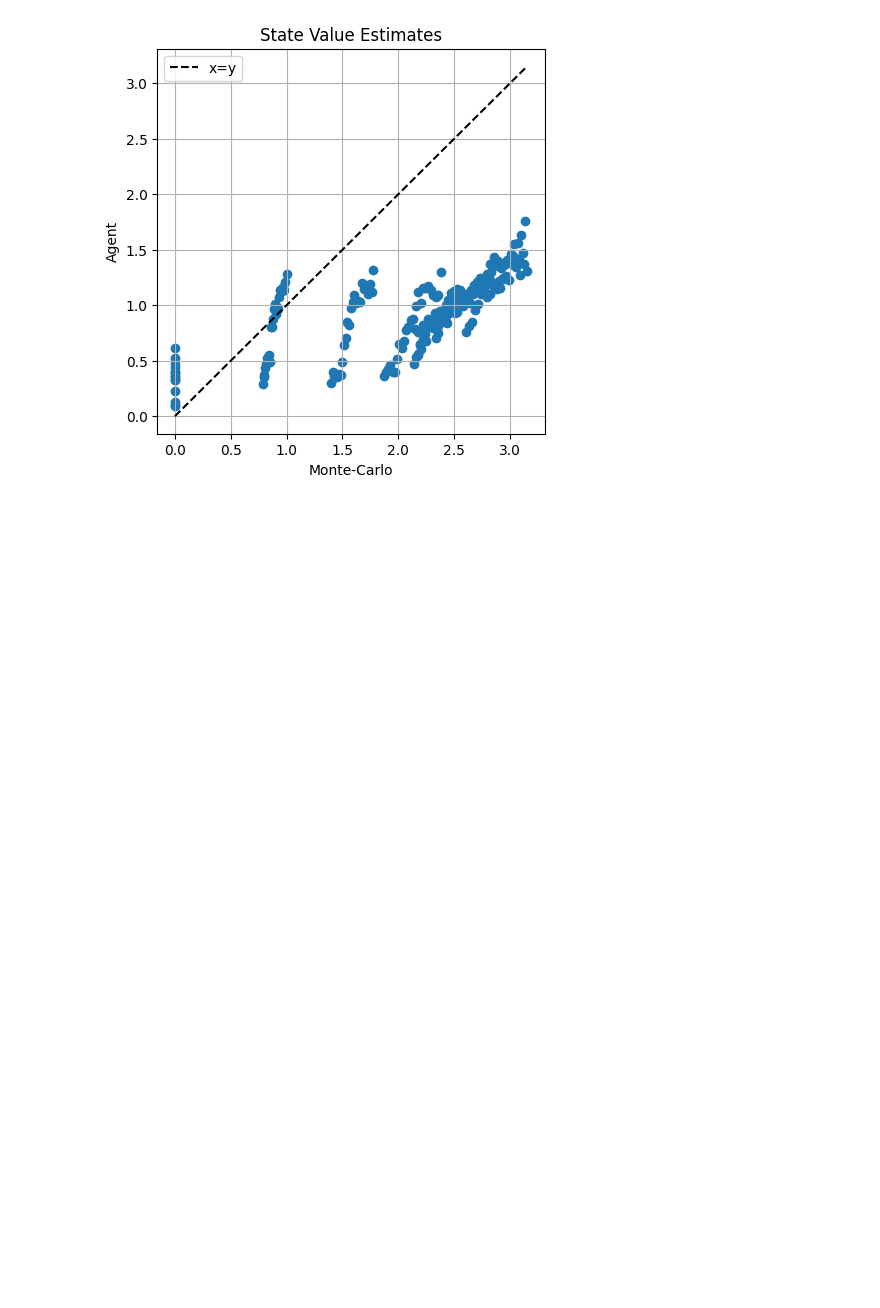
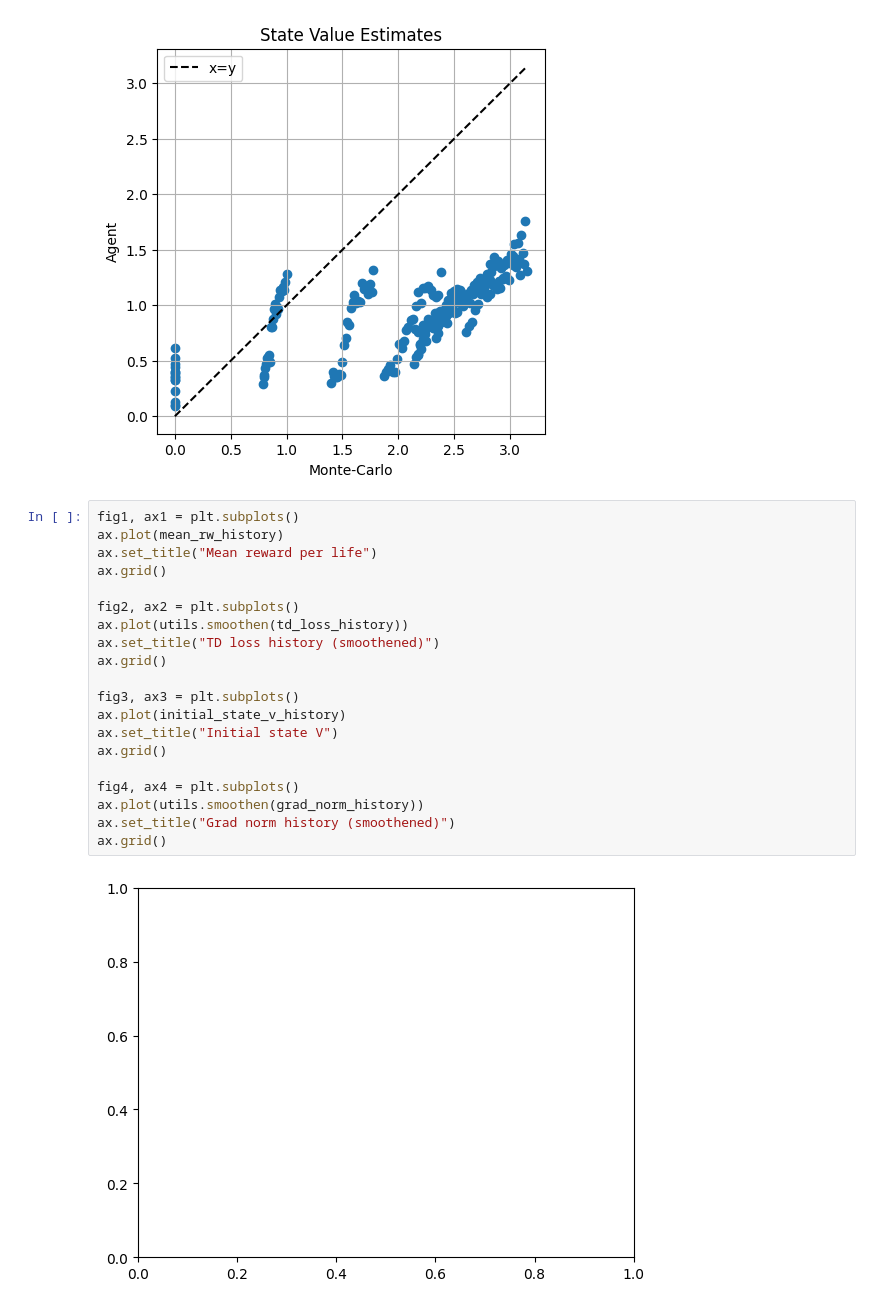
Before and after one commit to legeva1937/Breakout, a Jupyter notebook: breakout.ipynb, the cells around one changed output. Cells and saved outputs as stored; diff of their text form; blank space fills up the shorter version.

```diff
--- a/breakout.ipynb
+++ b/breakout.ipynb
@@ -848,3 +848,25 @@ ax.set_ylabel('Agent')
 plt.show()
 # %% [output]
 [figure]
+# %%
+fig1, ax1 = plt.subplots()
+ax.plot(mean_rw_history)
+ax.set_title("Mean reward per life")
+ax.grid()
+
+fig2, ax2 = plt.subplots()
+ax.plot(utils.smoothen(td_loss_history))
+ax.set_title("TD loss history (smoothened)")
+ax.grid()
+
+fig3, ax3 = plt.subplots()
+ax.plot(initial_state_v_history)
+ax.set_title("Initial state V")
+ax.grid()
+
+fig4, ax4 = plt.subplots()
+ax.plot(utils.smoothen(grad_norm_history))
+ax.set_title("Grad norm history (smoothened)")
+ax.grid()
+# %% [output]
+[figure, added]
```
Also changed, not shown: parts of 7 cells of this notebook.
